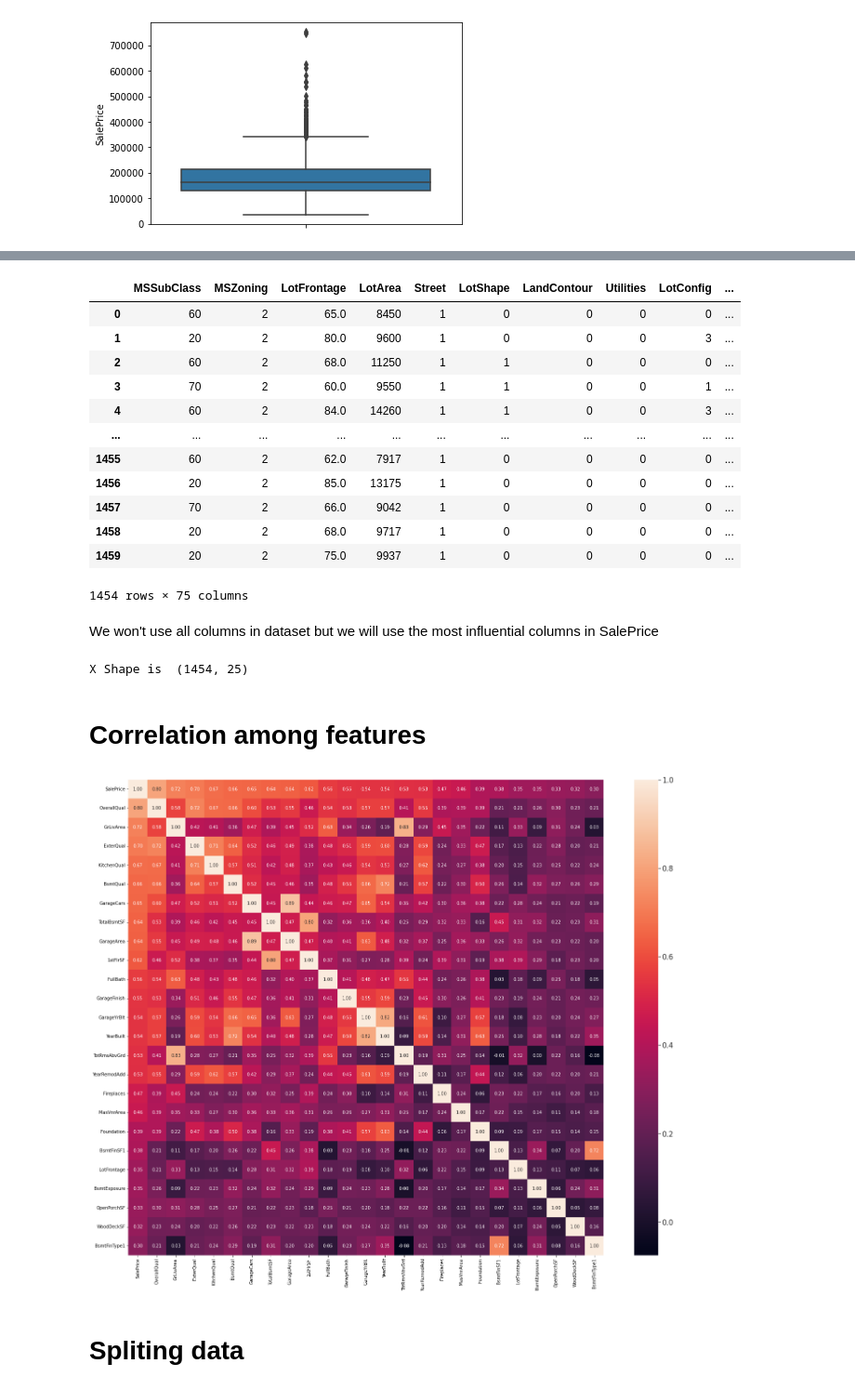
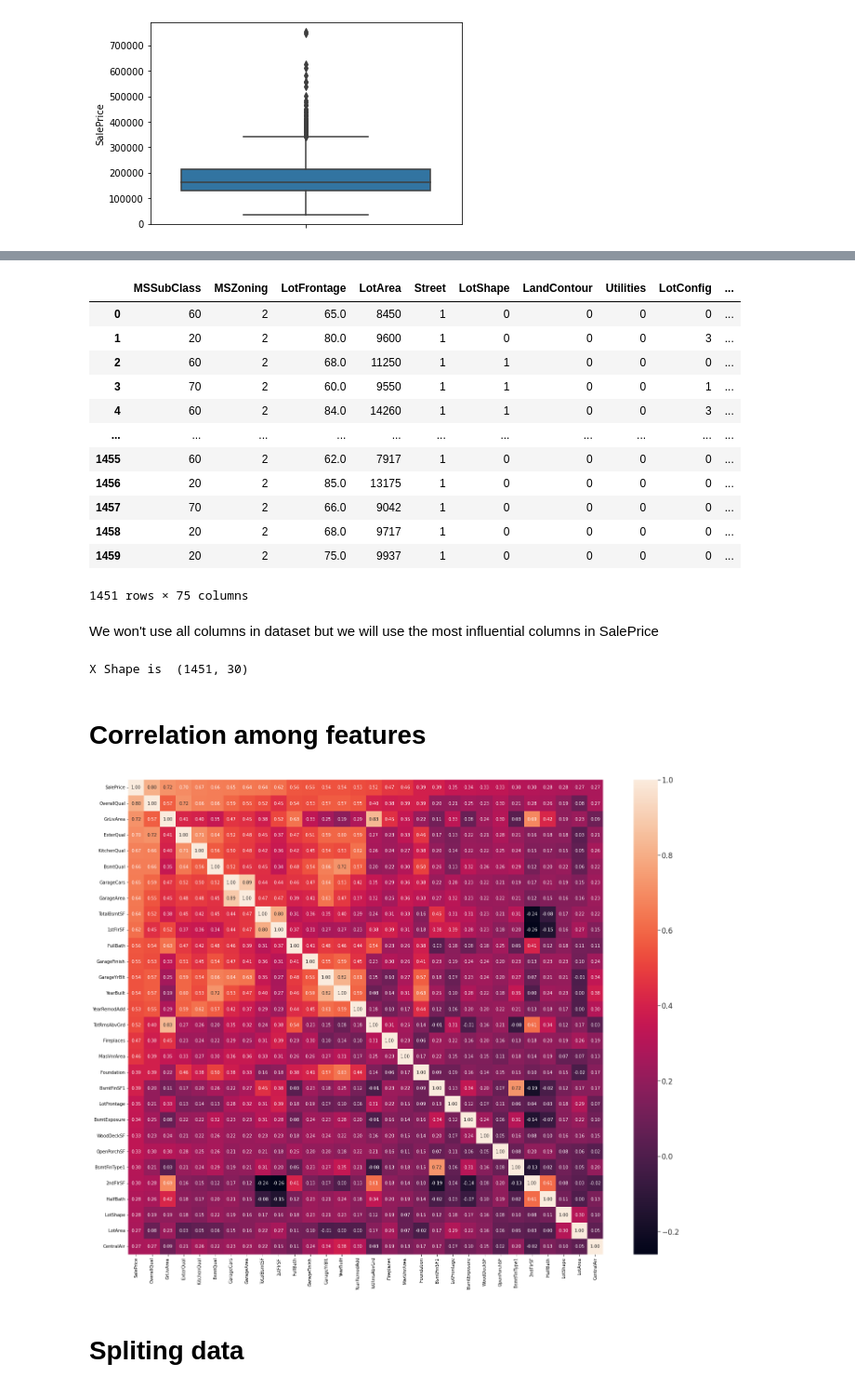
Before and after one commit to ZiadHamada/Account, a Jupyter notebook: Predict House price using RFs,Gradient Boosting .ipynb, the cells around one changed output, grey strips where cells are left out. Shown at 93% size. Saved outputs shown, nothing was run; the diff lists cells and outputs as text; code cells hidden in the pictures.

Commit message:
Kaggle Notebook | Predict House prices (acc=91%) | Version 26

```diff
--- a/Predict House price using RFs,Gradient Boosting .ipynb
+++ b/Predict House price using RFs,Gradient Boosting .ipynb
@@ -341,0 +348,2 @@ sns.boxplot(y=new_train['SalePrice'])
+# %%
+new_train.drop(new_train[(new_train['SalePrice'] > 550000)].index, inplace=True)
@@ -347,2 +366,0 @@ sns.distplot(x=new_train['SalePrice'])
-# %%
-new_train.drop(new_train[(new_train['SalePrice'] > 600000)].index, inplace=True)
@@ -383,32 +387,32 @@ new_train
 | 1457 | 70 | 2 | 66.0 | 9042 | 1 | 0 | 0 | 0 | 0 | ... |
 | 1458 | 20 | 2 | 68.0 | 9717 | 1 | 0 | 0 | 0 | 0 | ... |
 | 1459 | 20 | 2 | 75.0 | 9937 | 1 | 0 | 0 | 0 | 0 | ... |
-1454 rows × 75 columns
+1451 rows × 75 columns
 # %% [markdown]
 We won't use all columns in dataset but we will use the most influential columns in SalePrice
 # %%
 X = new_train.drop(columns=['SalePrice'])
 y = new_train['SalePrice']
 
-FeatureSelection = SelectKBest(score_func= f_classif ,k=25)
+FeatureSelection = SelectKBest(score_func= f_classif ,k=30)
 X = FeatureSelection.fit_transform(X, y)
 #showing X Dimension
 print('X Shape is ' , X.shape)
 # %% [output]
-X Shape is  (1454, 25)
+X Shape is  (1451, 30)
 # %% [markdown]
 # Correlation among features
 # %%
 corrmat = new_train.corr()
 f, ax = plt.subplots(figsize=(25, 20))
-cols = corrmat.nlargest(25, 'SalePrice')['SalePrice'].index
+cols = corrmat.nlargest(30, 'SalePrice')['SalePrice'].index
 cm = np.corrcoef(new_train[cols].values.T)
 sns.set(font_scale=1.5)
 hm = sns.heatmap(cm, cbar=True, annot=True, square=True, fmt='.2f', annot_kws={'size': 10},
                  yticklabels=cols.values, xticklabels=cols.values)
 plt.show()
 # %% [output]
-[figure, old version]
+[figure, new version]
 # %% [markdown]
 # Spliting data
 # %%
```
Also changed, not shown: parts of 27 cells of this notebook.
